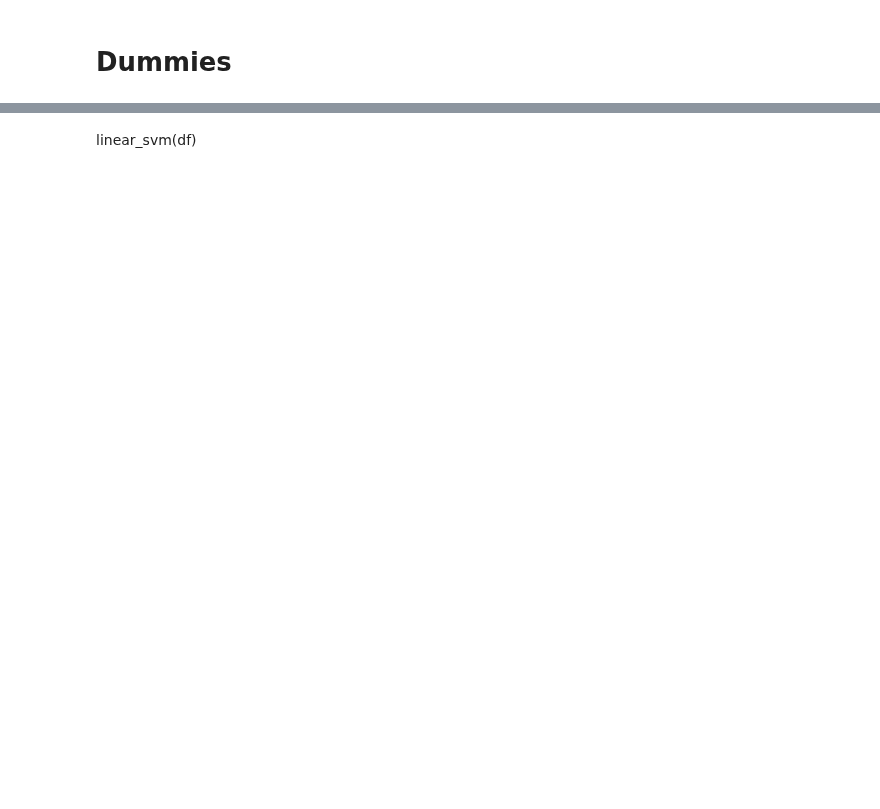
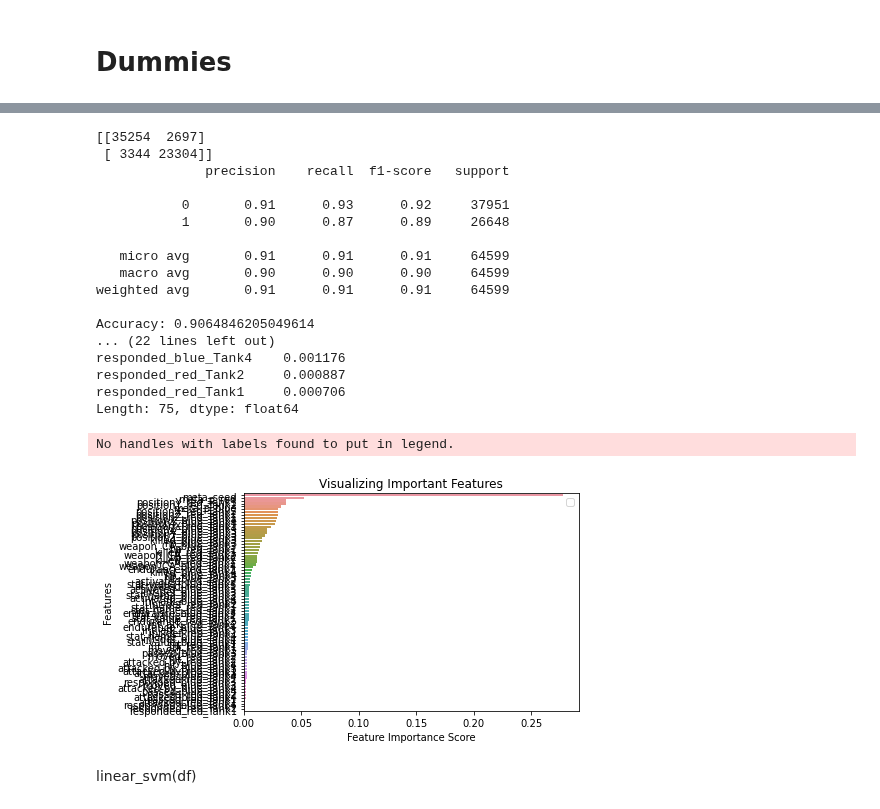
Before and after one commit to IDSIA/NewTechnoWar, a Jupyter notebook: code/Models.ipynb, the cells around one changed output, grey strips where cells are left out. Drawn from its saved outputs; the diff is of its cells as text; code cells hidden in the pictures; blank space fills up the shorter version.

```diff
--- a/code/Models.ipynb
+++ b/code/Models.ipynb
@@ -18,8 +18,8 @@ from sklearn.preprocessing import OneHotEncoder
 def random_forest(df):
     f_select=[]
 
-    X = df.drop('win',1)
-    y = df['win'].values
+    X = df.drop('winner',1)
+    y = df['winner'].values
 
     X_train, X_test, y_train, y_test = train_test_split(X, y, test_size=0.3)
 
@@ -214,5 +173,25 @@ KeyError: 'kind_red_Tank1'
 # %%
-random_forest(df)
+random_forest(le_df)
+# %% [output]
+[[35254  2697]
+ [ 3344 23304]]
+              precision    recall  f1-score   support
+
+           0       0.91      0.93      0.92     37951
+           1       0.90      0.87      0.89     26648
+
+   micro avg       0.91      0.91      0.91     64599
+   macro avg       0.90      0.90      0.90     64599
+weighted avg       0.91      0.91      0.91     64599
+
+Accuracy: 0.9064846205049614
+... (22 lines left out)
+responded_blue_Tank4    0.001176
+responded_red_Tank2     0.000887
+responded_red_Tank1     0.000706
+Length: 75, dtype: float64
+No handles with labels found to put in legend.
+[figure, added]
 # %%
 boruta(df)
 # %% [markdown]
```
Also changed, not shown: parts of 19 cells of this notebook, 8 other files.
